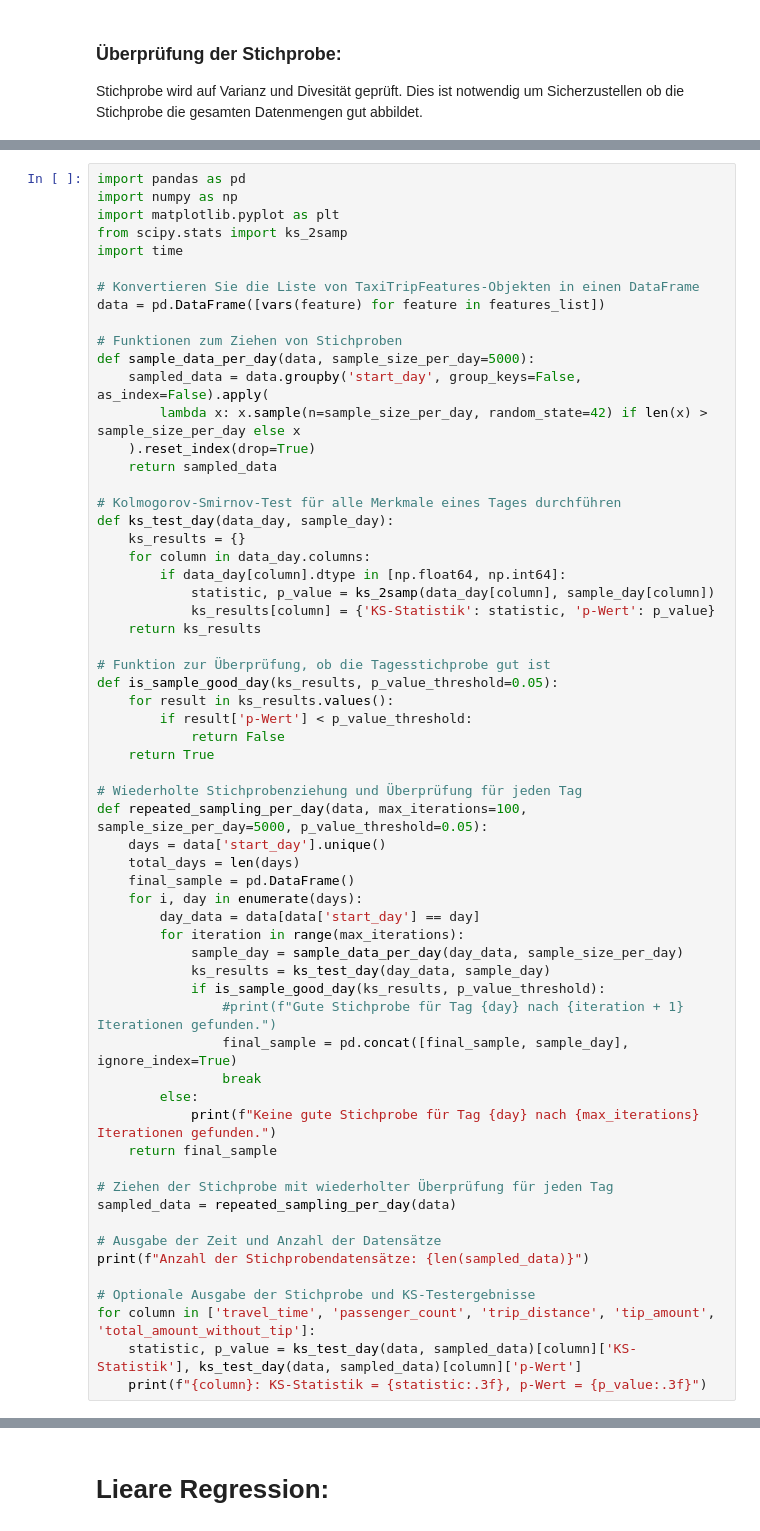
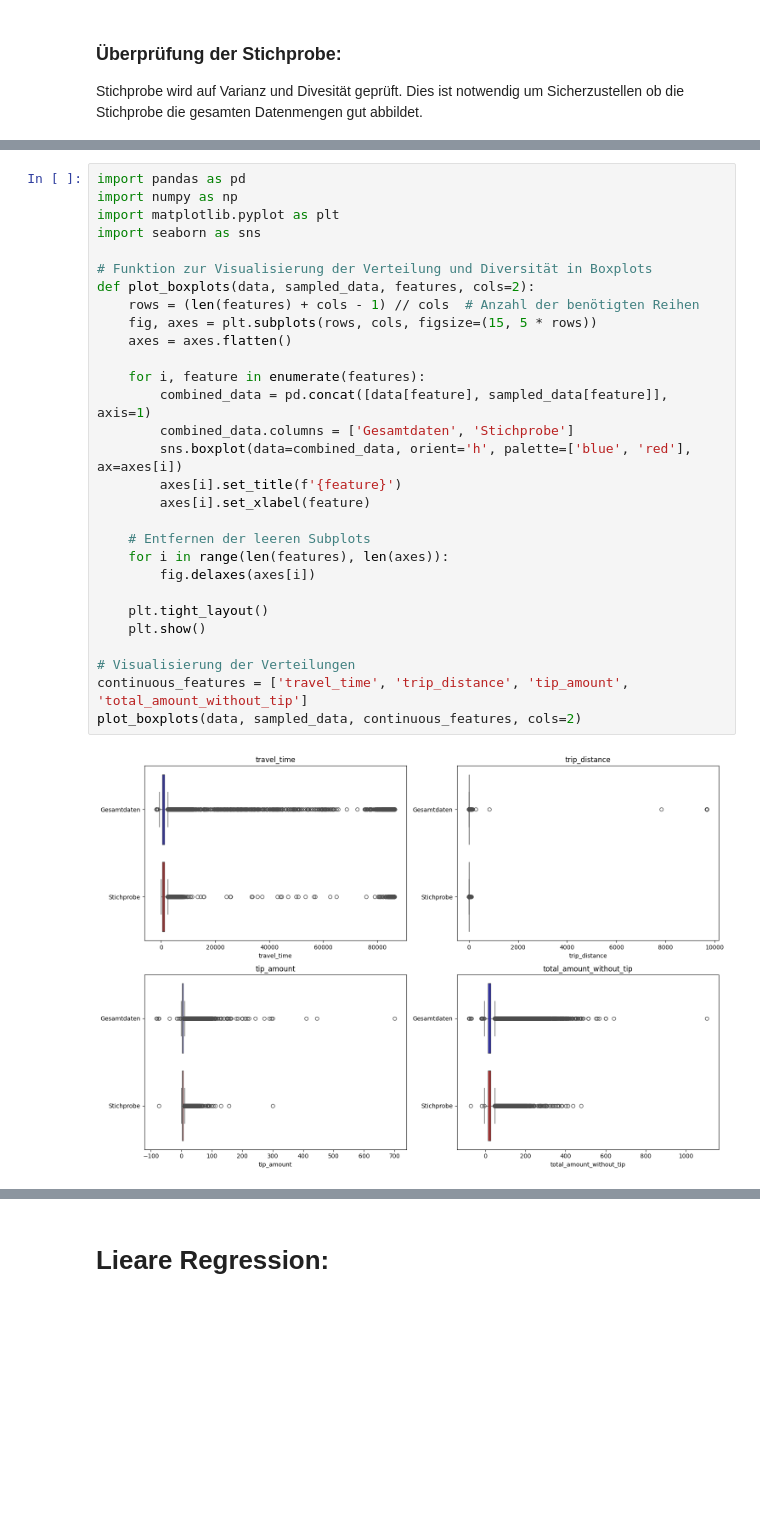
Before and after one commit to WillMarc/Studienarbeit-Predictive-Analytics, a Jupyter notebook: Main.ipynb, the cells around one changed output, grey strips where cells are left out. Saved outputs shown, nothing was run; the diff lists cells and outputs as text; blank space fills up the shorter version.

```diff
--- a/Main.ipynb
+++ b/Main.ipynb
@@ -398,61 +257,31 @@ SyntaxError: incomplete input (4170697734.py, line 23)
 # %%
 import pandas as pd
 import numpy as np
 import matplotlib.pyplot as plt
-from scipy.stats import ks_2samp
-import time
+import seaborn as sns
 
-# Konvertieren Sie die Liste von TaxiTripFeatures-Objekten in einen DataFrame
-data = pd.DataFrame([vars(feature) for feature in features_list])
+# Funktion zur Visualisierung der Verteilung und Diversität in Boxplots
+def plot_boxplots(data, sampled_data, features, cols=2):
+    rows = (len(features) + cols - 1) // cols  # Anzahl der benötigten Reihen
+    fig, axes = plt.subplots(rows, cols, figsize=(15, 5 * rows))
+    axes = axes.flatten()
 
-# Funktionen zum Ziehen von Stichproben
-def sample_data_per_day(data, sample_size_per_day=5000):
-    sampled_data = data.groupby('start_day', group_keys=False, as_index=False).apply(
-        lambda x: x.sample(n=sample_size_per_day, random_state=42) if len(x) > sample_size_per_day else x
-    ).reset_index(drop=True)
-    return sampled_data
+    for i, feature in enumerate(features):
+        combined_data = pd.concat([data[feature], sampled_data[feature]], axis=1)
+        combined_data.columns = ['Gesamtdaten', 'Stichprobe']
+        sns.boxplot(data=combined_data, orient='h', palette=['blue', 'red'], ax=axes[i])
+        axes[i].set_title(f'{feature}')
+        axes[i].set_xlabel(feature)
 
-# Kolmogorov-Smirnov-Test für alle Merkmale eines Tages durchführen
-def ks_test_day(data_day, sample_day):
-    ks_results = {}
-    for column in data_day.columns:
-        if data_day[column].dtype in [np.float64, np.int64]:
-            statistic, p_value = ks_2samp(data_day[column], sample_day[column])
-            ks_results[column] = {'KS-Statistik': statistic, 'p-Wert': p_value}
-    return ks_results
+    # Entfernen der leeren Subplots
+    for i in range(len(features), len(axes)):
+        fig.delaxes(axes[i])
 
-# Funktion zur Überprüfung, ob die Tagesstichprobe gut ist
-def is_sample_good_day(ks_results, p_value_threshold=0.05):
-    for result in ks_results.values():
-        if result['p-Wert'] < p_value_threshold:
-            return False
-    return True
+    plt.tight_layout()
+    plt.show()
 
-# Wiederholte Stichprobenziehung und Überprüfung für jeden Tag
-def repeated_sampling_per_day(data, max_iterations=100, sample_size_per_day=5000, p_value_threshold=0.05):
-    days = data['start_day'].unique()
-    total_days = len(days)
-    final_sample = pd.DataFrame()
-    for i, day in enumerate(days):
-        day_data = data[data['start_day'] == day]
-        for iteration in range(max_iterations):
-            sample_day = sample_data_per_day(day_data, sample_size_per_day)
-            ks_results = ks_test_day(day_data, sample_day)
-            if is_sample_good_day(ks_results, p_value_threshold):
-                #print(f"Gute Stichprobe für Tag {day} nach {iteration + 1} Iterationen gefunden.")
-                final_sample = pd.concat([final_sample, sample_day], ignore_index=True)
-                break
-        else:
-            print(f"Keine gute Stichprobe für Tag {day} nach {max_iterations} Iterationen gefunden.")
-    return final_sample
-
-# Ziehen der Stichprobe mit wiederholter Überprüfung für jeden Tag
-sampled_data = repeated_sampling_per_day(data)
-
-# Ausgabe der Zeit und Anzahl der Datensätze
-print(f"Anzahl der Stichprobendatensätze: {len(sampled_data)}")
-
-# Optionale Ausgabe der Stichprobe und KS-Testergebnisse
-for column in ['travel_time', 'passenger_count', 'trip_distance', 'tip_amount', 'total_amount_without_tip']:
-    statistic, p_value = ks_test_day(data, sampled_data)[column]['KS-Statistik'], ks_test_day(data, sampled_data)[column]['p-Wert']
-    print(f"{column}: KS-Statistik = {statistic:.3f}, p-Wert = {p_value:.3f}")
+# Visualisierung der Verteilungen
+continuous_features = ['travel_time', 'trip_distance', 'tip_amount', 'total_amount_without_tip']
+plot_boxplots(data, sampled_data, continuous_features, cols=2)
+# %% [output]
+[figure, added]
```
Also changed, not shown: parts of 18 cells of this notebook.
